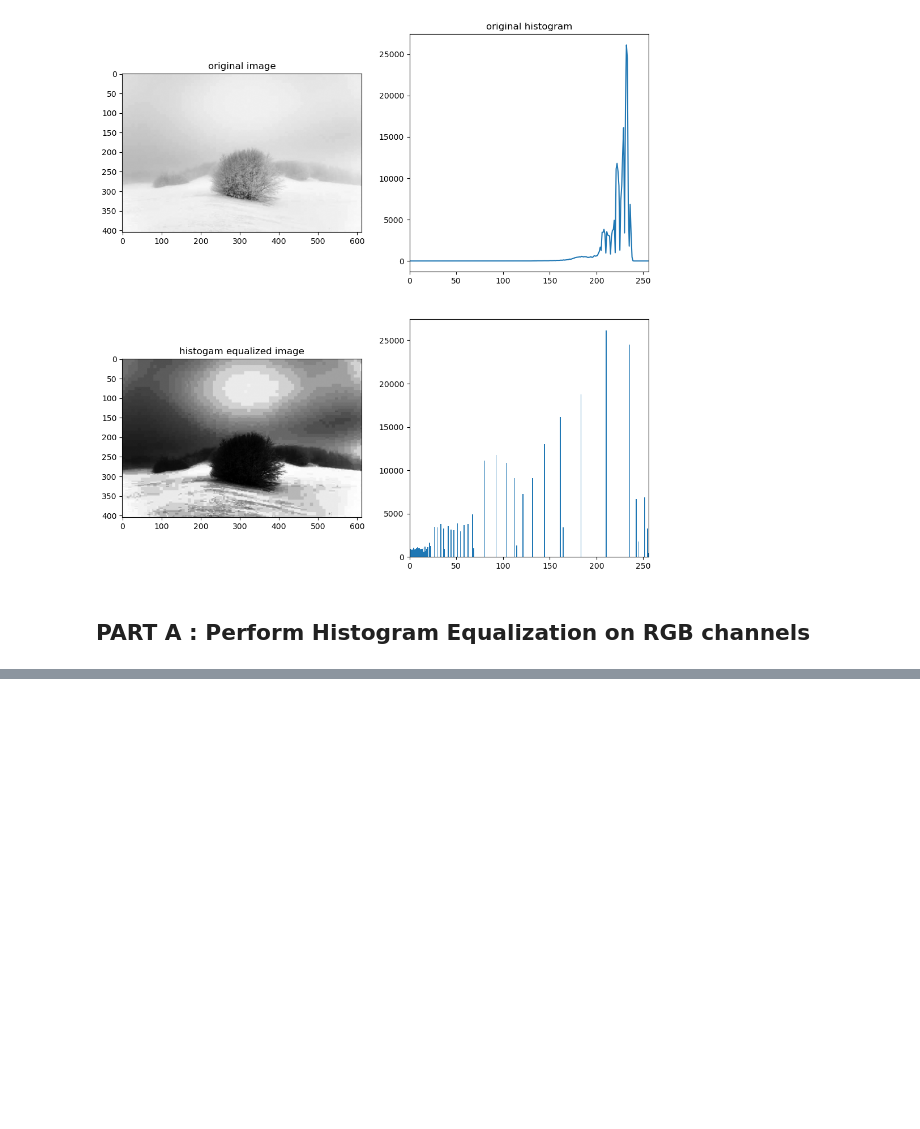
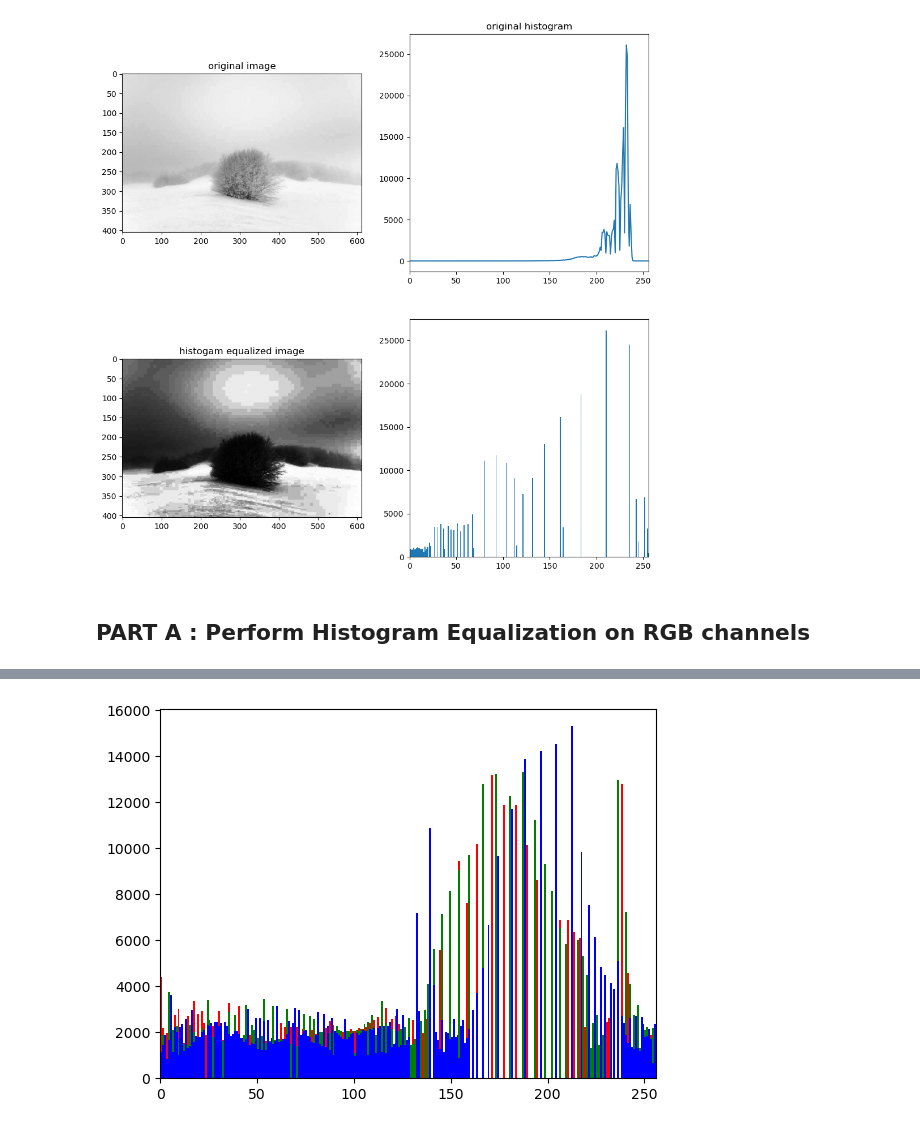
Before and after one commit to ShreyashDhoot/IPPR_coursework, a Jupyter notebook: experiment_2/experiment_2.ipynb, the cells around one changed output, grey strips where cells are left out. Drawn from its saved outputs; the diff is of its cells as text; code cells hidden in the pictures; blank space fills up the shorter version.

```diff
--- a/experiment_2/experiment_2.ipynb
+++ b/experiment_2/experiment_2.ipynb
@@ -57,0 +85,15 @@ plt.show()
+# %%
+Equ_hist_R=cv2.equalizeHist(R)
+plt.xlim([0,256])
+plt.hist(Equ_hist_R.ravel(),bins=256, range=(0,256),color='r')
+#====================================
+Equ_hist_G=cv2.equalizeHist(G)
+plt.xlim([0,256])
+plt.hist(Equ_hist_G.ravel(),bins=256, range=(0,256),color='g')
+#====================================
+Equ_hist_B=cv2.equalizeHist(B)
+plt.xlim([0,256])
+plt.hist(Equ_hist_B.ravel(),bins=256, range=(0,256),color='b')
+plt.show()
+# %% [output]
+[figure, added]
```
Also changed, not shown: parts of 7 cells of this notebook.
